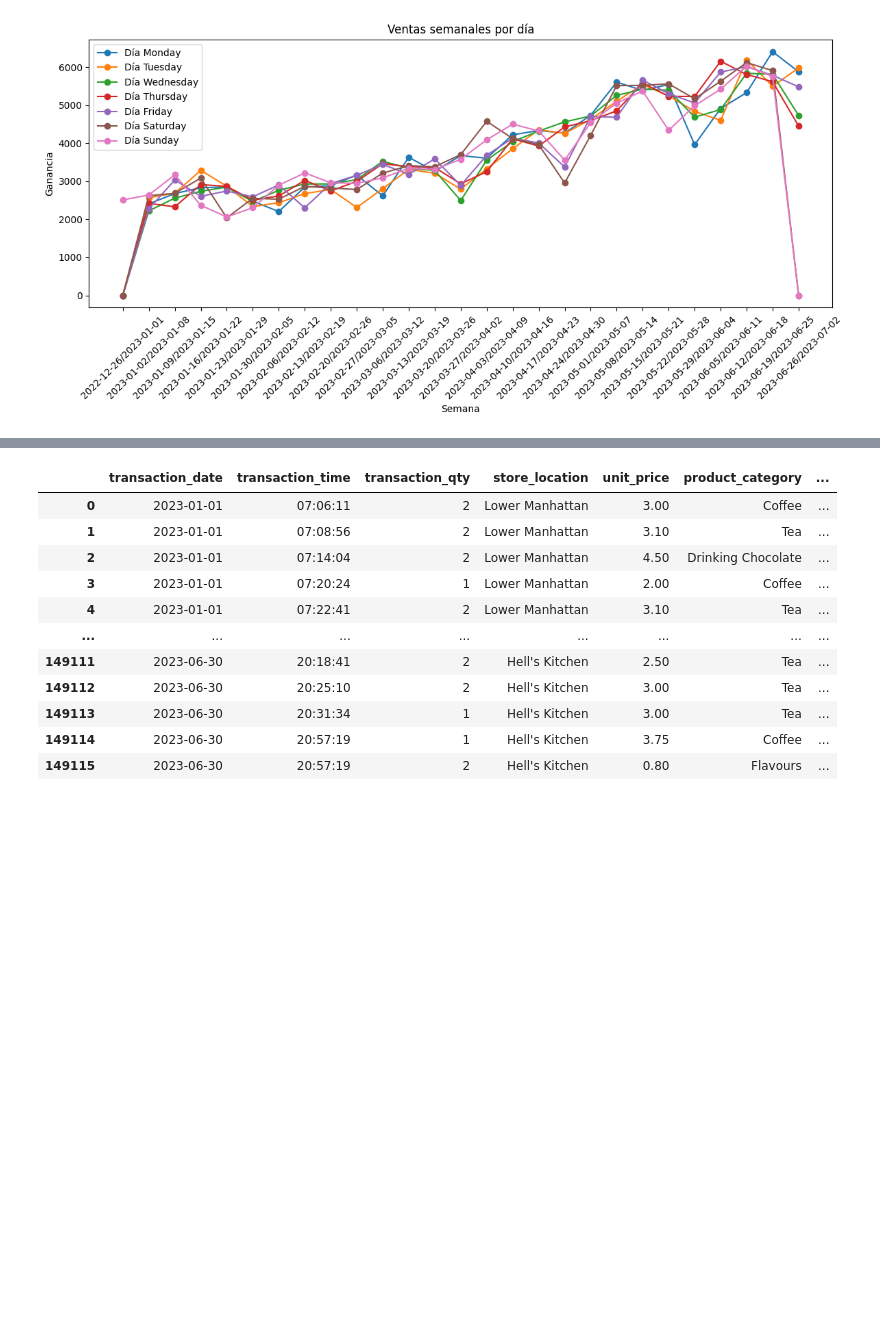
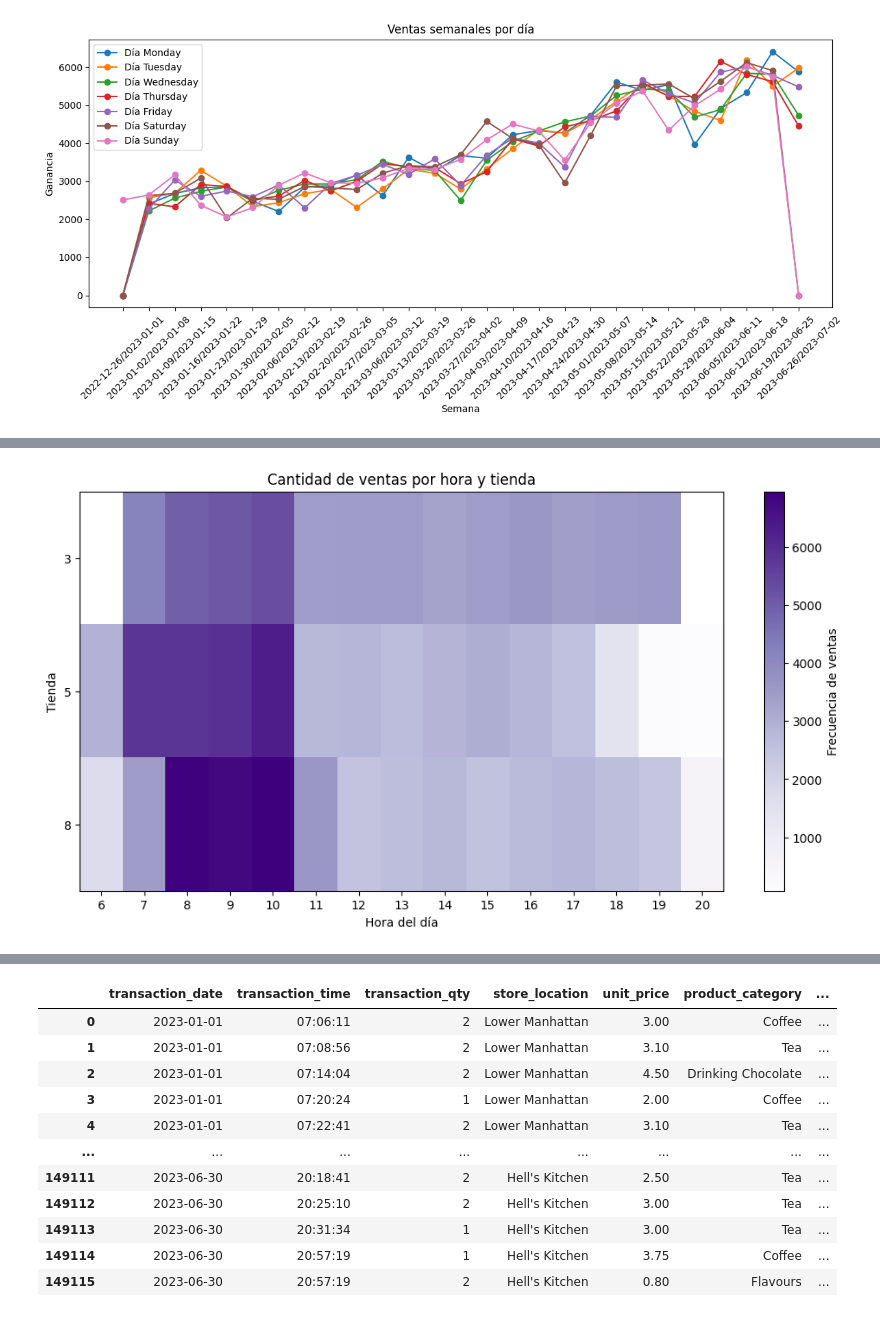
Before and after one commit to cinna-vk/Analisis-en-ventas-de-una-cafeteria, a Jupyter notebook: mineria_PIA.ipynb, the cells around one changed output, grey strips where cells are left out. Saved outputs shown, nothing was run; the diff lists cells and outputs as text; code cells hidden in the pictures; blank space fills up the shorter version.

```diff
--- a/mineria_PIA.ipynb
+++ b/mineria_PIA.ipynb
@@ -274,0 +407,25 @@ plt.show()
+# %%
+heatmap_data = df.pivot_table(
+    values='total',
+    index='store_id',
+    columns='num_hours',
+    aggfunc='count'
+)
+# %%
+plt.figure(figsize=(12, 6))
+
+plt.imshow(heatmap_data, aspect='auto', cmap='Purples')
+
+plt.colorbar(label='Frecuencia de ventas')
+
+# Etiquetas
+plt.xticks(ticks=np.arange(len(heatmap_data.columns)), labels=heatmap_data.columns)
+plt.yticks(ticks=np.arange(len(heatmap_data.index)), labels=heatmap_data.index)
+
+plt.xlabel("Hora del día")
+plt.ylabel("Tienda")
+plt.title("Cantidad de ventas por hora y tienda")
+
+plt.show()
+# %% [output]
+[figure, added]
```
Also changed, not shown: parts of 20 cells of this notebook.
